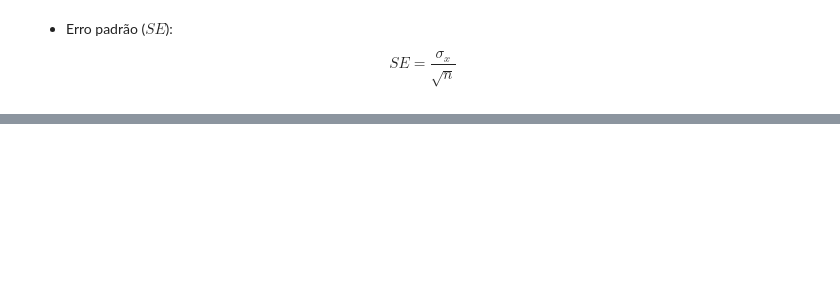
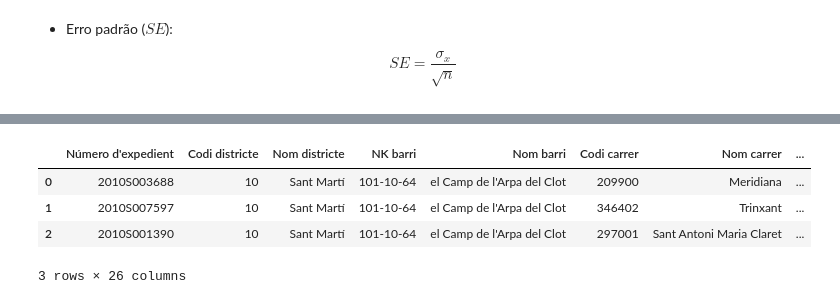
Before and after one commit to igoandrade/data-science-tutoriais, a Jupyter notebook: intro_data_science/chap_04/chap_04.ipynb, the cells around one changed output, grey strips where cells are left out. Saved outputs shown, nothing was run; the diff lists cells and outputs as text; code cells hidden in the pictures; blank space fills up the shorter version.

```diff
--- a/intro_data_science/chap_04/chap_04.ipynb
+++ b/intro_data_science/chap_04/chap_04.ipynb
@@ -87,0 +142,17 @@ dtype: float64
+# %%
+def get_data(year=2010):
+    data = pd.read_csv(f'../data/ACCIDENTS_GU_BCN_{year}.csv', encoding='latin-1')
+    data['Date'] = str(year) + '-' + data['Mes de any'].apply(lambda x: str(x)) + '-' + data['Dia de mes'].apply(lambda x: str(x))
+    data['Date'] = pd.to_datetime(data['Date'], format="%Y-%m-%d")
+    return data
+# %%
+data1 = get_data(2010)
+data2 = get_data(2013)
+# %%
+data1.head(3)
+# %% [output]
+|  | Número d'expedient | Codi districte | Nom districte | NK barri | Nom barri | Codi carrer | Nom carrer | ... |
+| 0 | 2010S003688 | 10 | Sant Martí | 101-10-64 | el Camp de l'Arpa del Clot | 209900 | Meridiana | ... |
+| 1 | 2010S007597 | 10 | Sant Martí | 101-10-64 | el Camp de l'Arpa del Clot | 346402 | Trinxant | ... |
+| 2 | 2010S001390 | 10 | Sant Martí | 101-10-64 | el Camp de l'Arpa del Clot | 297001 | Sant Antoni Maria Claret | ... |
+3 rows × 26 columns
```
Also changed, not shown: parts of 21 cells of this notebook, 1 other file.
